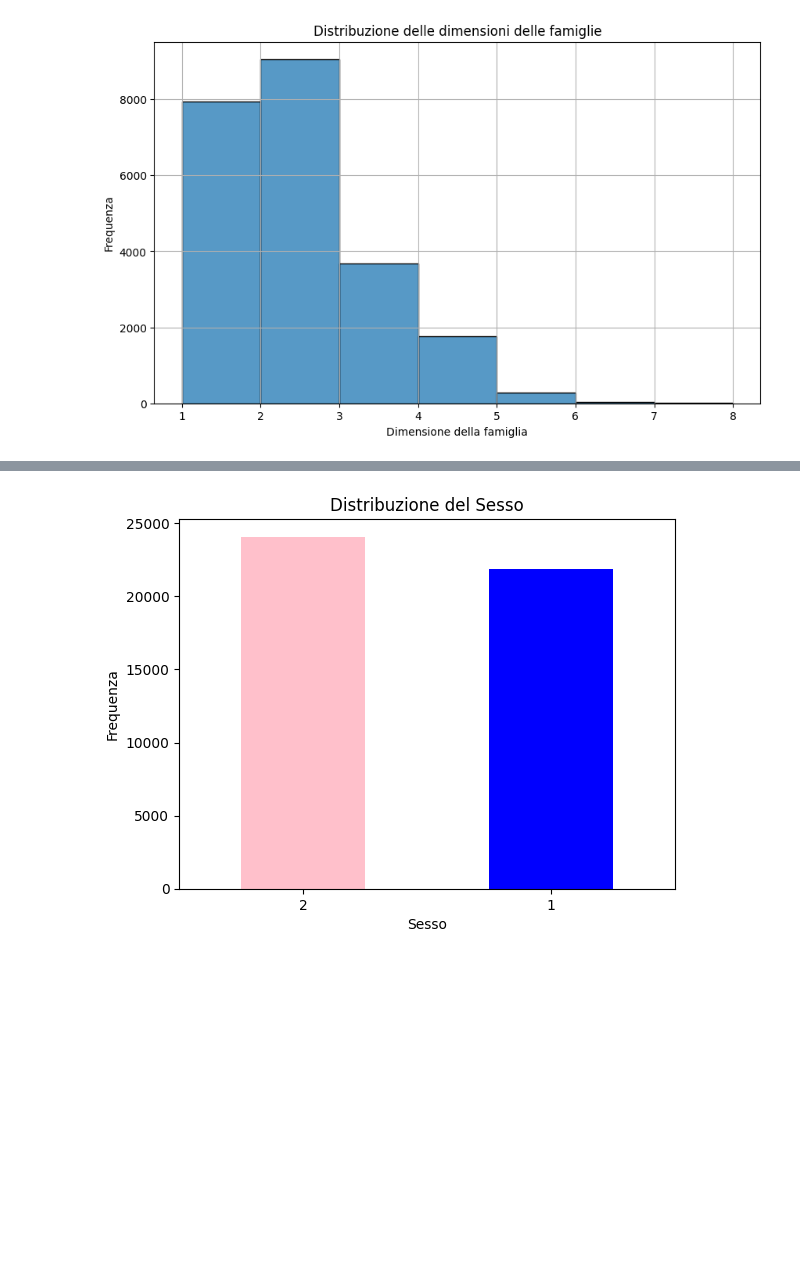
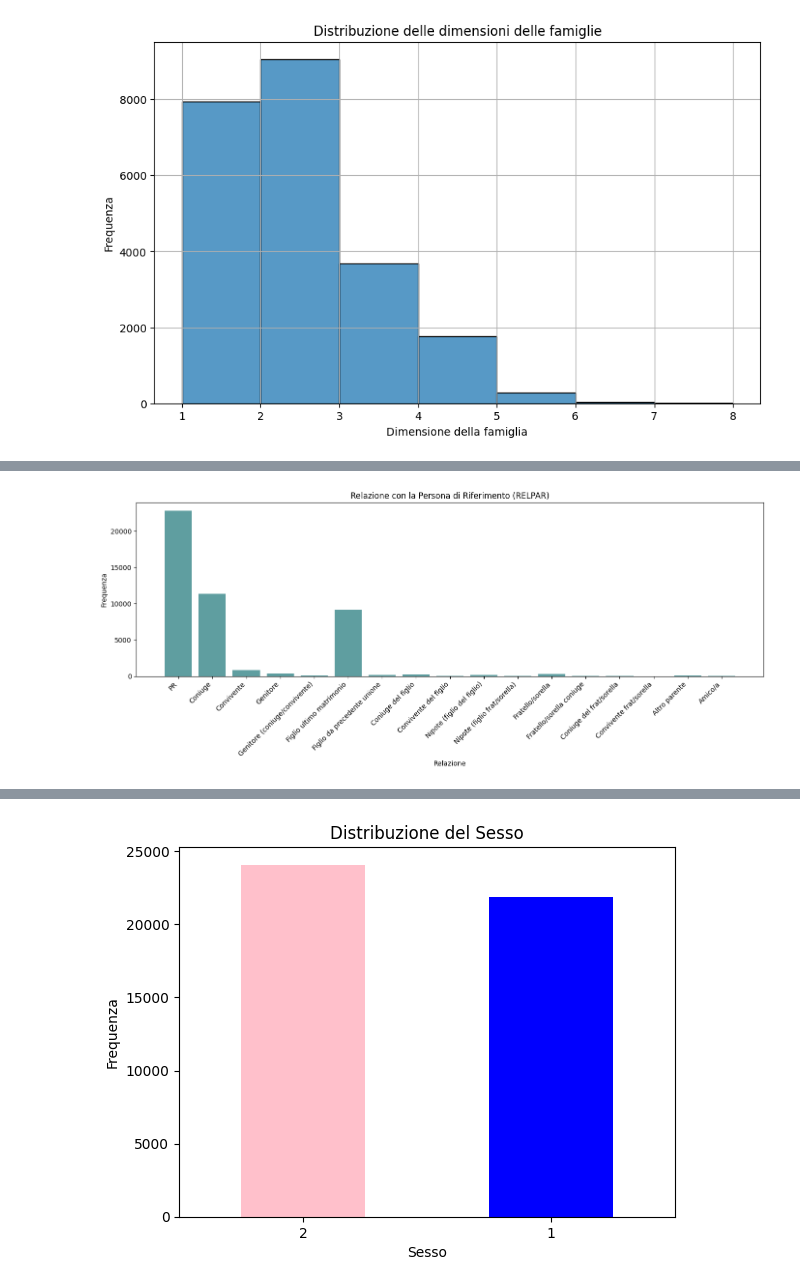
Before and after one commit to emanueleiacca/SL_ISTAT, a Jupyter notebook: MacroThemes.ipynb, the cells around one changed output, grey strips where cells are left out. Cells and saved outputs as stored; diff of their text form; code cells hidden in the pictures; blank space fills up the shorter version.

```diff
--- a/MacroThemes.ipynb
+++ b/MacroThemes.ipynb
@@ -424,0 +485,37 @@ df = df.drop(columns=['PID2'])
+# %%
+relpar_labels = {
+    1: "PR",
+    2: "Coniuge",
+    3: "Convivente",
+    4: "Genitore",
+    5: "Genitore (coniuge/convivente)",
+    6: "Figlio ultimo matrimonio",
+    7: "Figlio da precedente unione",
+    8: "Coniuge del figlio",
+    9: "Convivente del figlio",
+    10: "Nipote (figlio del figlio)",
+    11: "Nipote (figlio frat/sorella)",
+    12: "Fratello/sorella",
+    13: "Fratello/sorella coniuge",
+    14: "Coniuge del frat/sorella",
+    15: "Convivente frat/sorella",
+    16: "Altro parente",
+    17: "Amico/a",
+   -1: "Missing"
+}
+
+# Conta valori
+relpar_counts = df_tema_anagrafe_famiglia['RELPAR'].value_counts().sort_index()
+relpar_names = [relpar_labels.get(code, str(code)) for code in relpar_counts.index]
+
+# Plot RELPAR
+plt.figure(figsize=(14, 6))
+plt.bar(relpar_names, relpar_counts.values, color='cadetblue')
+plt.title("Relazione con la Persona di Riferimento (RELPAR)")
+plt.xlabel("Relazione")
+plt.ylabel("Frequenza")
+plt.xticks(rotation=45, ha='right')
+plt.tight_layout()
+plt.show()
+# %% [output]
+[figure, added]
```
Also changed, not shown: parts of 28 cells of this notebook, 1 other file.
